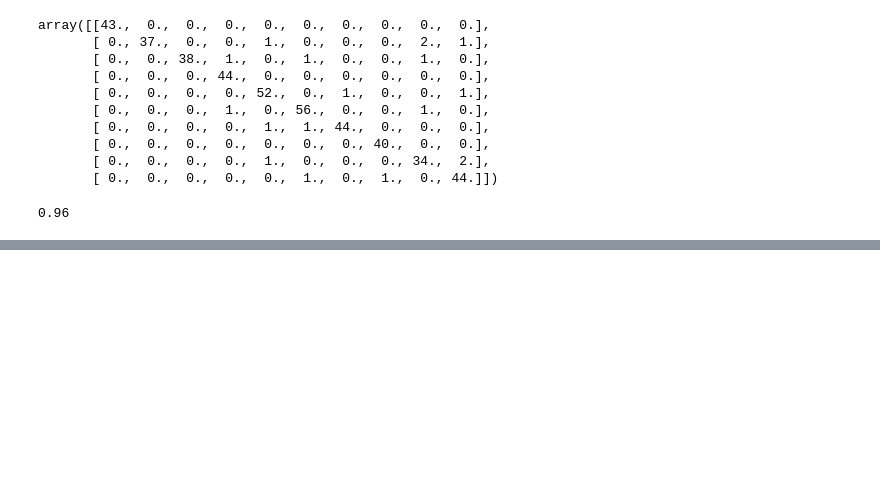
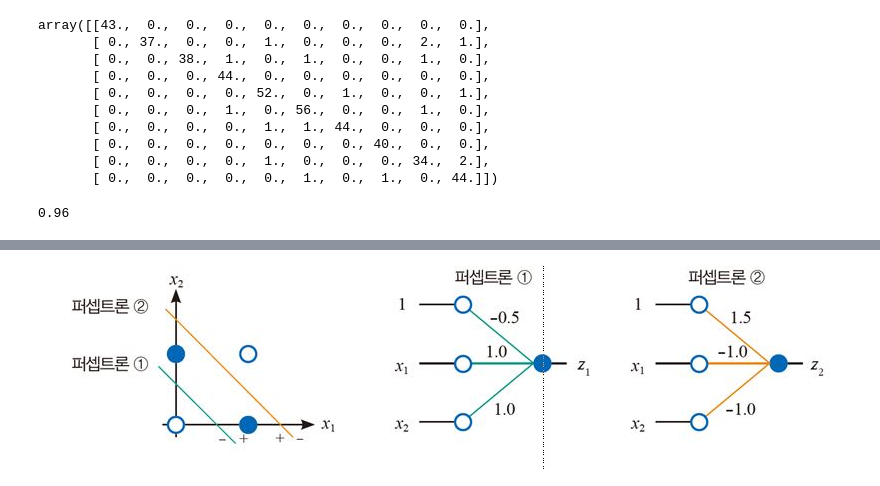
Before and after one commit to leekyuyoung4/ml0719, a Jupyter notebook: 신경망/신경망.ipynb, the cells around one changed output, grey strips where cells are left out. Saved outputs shown, nothing was run; the diff lists cells and outputs as text; code cells hidden in the pictures; blank space fills up the shorter version.

```diff
--- a/신경망/신경망.ipynb
+++ b/신경망/신경망.ipynb
@@ -237,0 +262,6 @@ np.sum([conf[i,i] for i in range(10)]) / len(predict)
+# %%
+# 퍼샙트론은 두개로 특징 공간을 세개의 부분 공간으로 나눌수 있다.
+# XOR을 해결하는 게 다층퍼셉트론
+display.Image('E:/1 강남야간/img/013.jpg')
+# %% [output]
+[figure, added]
```
Also changed, not shown: parts of 14 cells of this notebook, 7 other files.
